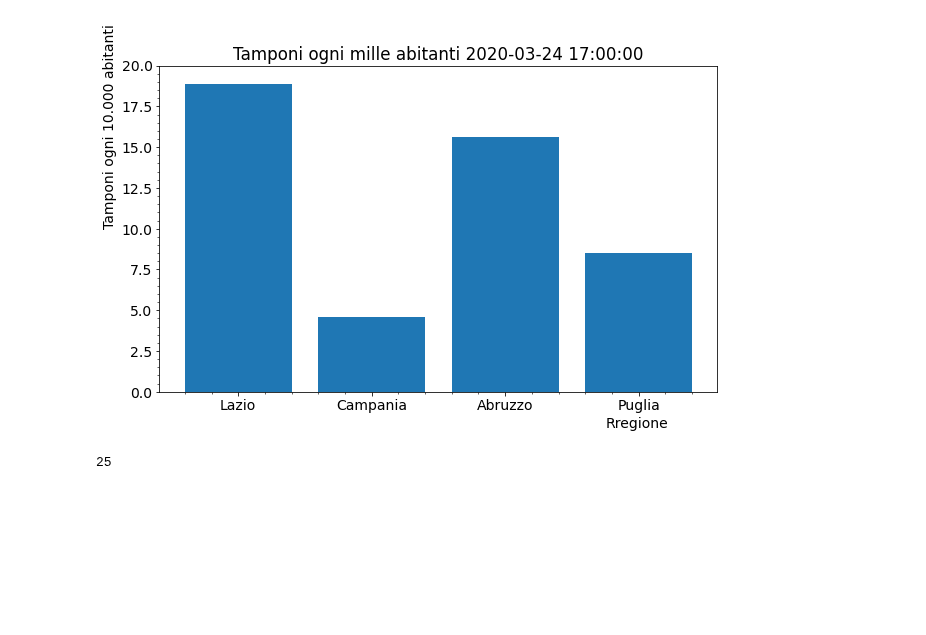
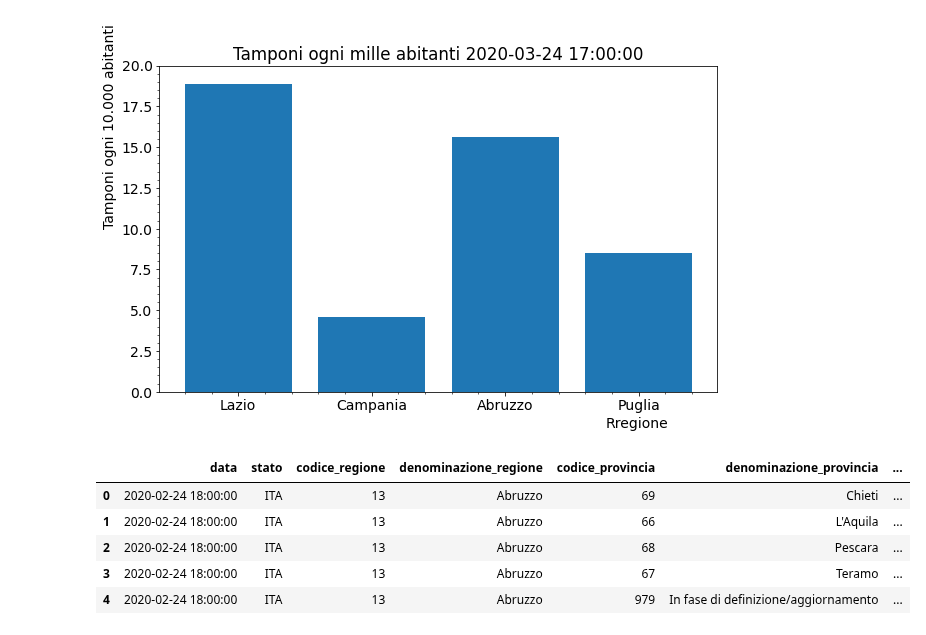
Before and after one commit to lorenzopaolucci/studenti, a Jupyter notebook: covid19.ipynb, the cells around one changed output. Cells and saved outputs as stored; diff of their text form; code cells hidden in the pictures; blank space fills up the shorter version.

```diff
--- a/covid19.ipynb
+++ b/covid19.ipynb
@@ -882,7 +882,15 @@ plt.minorticks_on()
 plt.show()
 # %% [output]
 [figure]
-# %%
-len(df)
-# %% [output]
-25
+# %%
+# DATI Provincie
+url_csv_file = "https://raw.githubusercontent.com/pcm-dpc/COVID-19/master/dati-province/dpc-covid19-ita-province.csv"
+dpr = pd.read_csv(url_csv_file)
+dpr.head()
+# %% [output]
+|  | data | stato | codice_regione | denominazione_regione | codice_provincia | denominazione_provincia | ... |
+| 0 | 2020-02-24 18:00:00 | ITA | 13 | Abruzzo | 69 | Chieti | ... |
+| 1 | 2020-02-24 18:00:00 | ITA | 13 | Abruzzo | 66 | L'Aquila | ... |
+| 2 | 2020-02-24 18:00:00 | ITA | 13 | Abruzzo | 68 | Pescara | ... |
+| 3 | 2020-02-24 18:00:00 | ITA | 13 | Abruzzo | 67 | Teramo | ... |
+| 4 | 2020-02-24 18:00:00 | ITA | 13 | Abruzzo | 979 | In fase di definizione/aggiornamento | ... |
```
